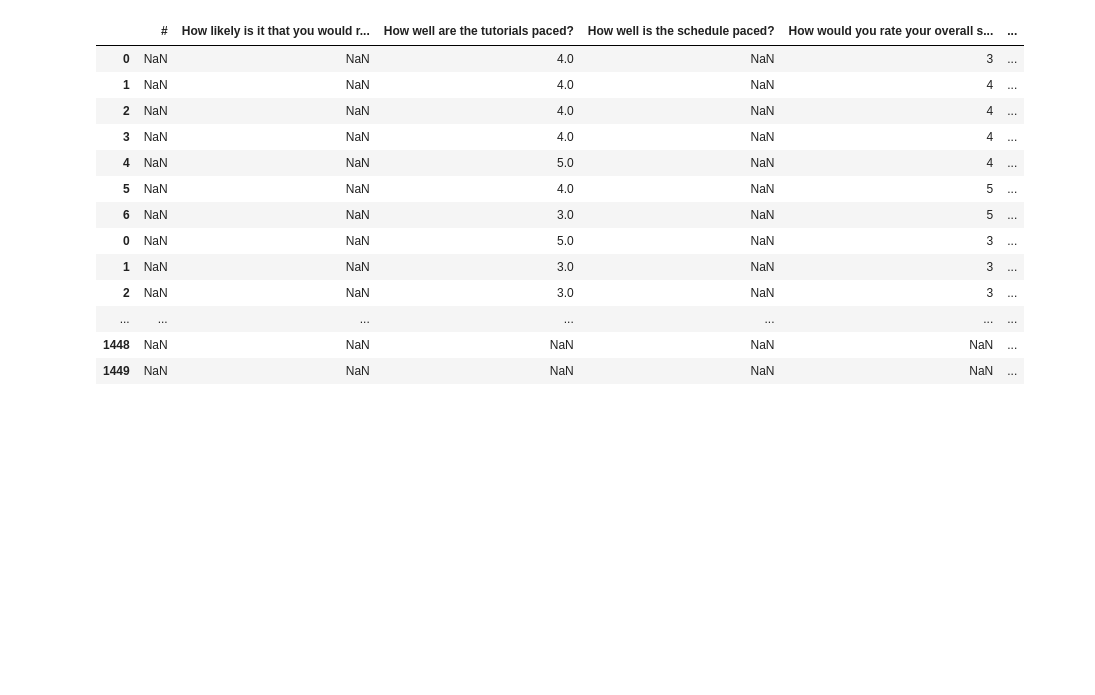
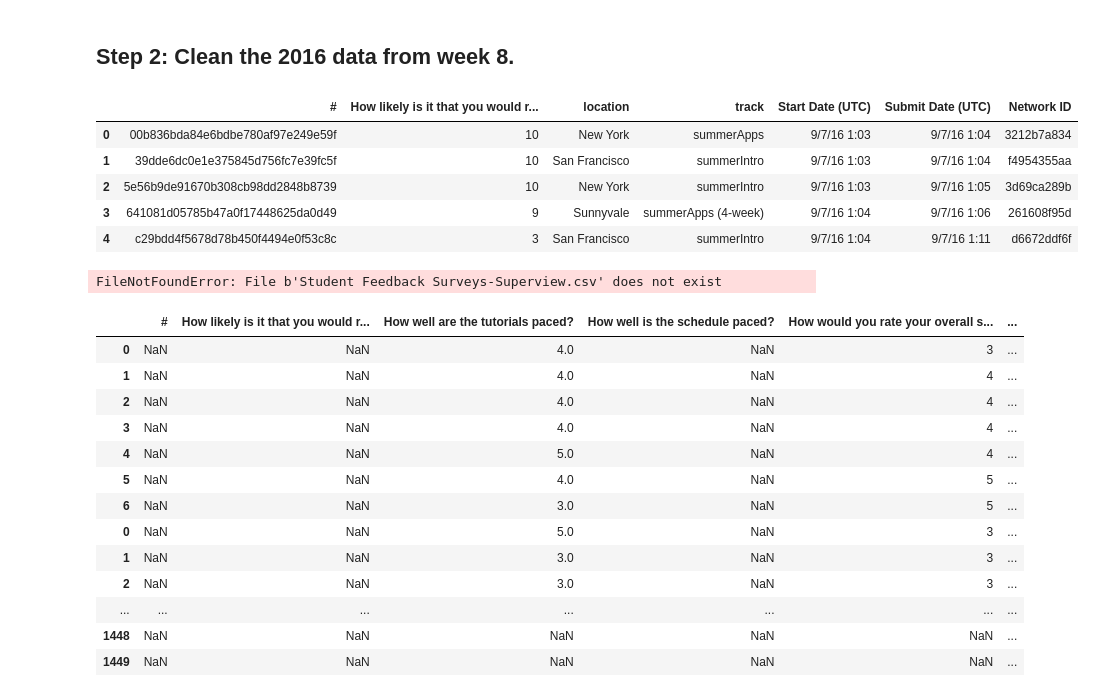
Before and after one commit to cherishkim42/DS-1.1-Data-Analysis, a Jupyter notebook: NPS Project/NPS Project.ipynb, the cells around one changed output. Cells and saved outputs as stored; diff of their text form; code cells hidden in the pictures; blank space fills up the shorter version.

```diff
--- a/NPS Project/NPS Project.ipynb
+++ b/NPS Project/NPS Project.ipynb
@@ -750,0 +682,2 @@ Y2017
+# %% [markdown]
+## Step 2: Clean the 2016 data from week 8.
@@ -751,3 +686,20 @@ Y2017
+# %%
+Weak8.head()
+# %% [output]
+|  | # | How likely is it that you would r... | location | track | Start Date (UTC) | Submit Date (UTC) | Network ID |
+| 0 | 00b836bda84e6bdbe780af97e249e59f | 10 | New York | summerApps | 9/7/16 1:03 | 9/7/16 1:04 | 3212b7a834 |
+| 1 | 39dde6dc0e1e375845d756fc7e39fc5f | 10 | San Francisco | summerIntro | 9/7/16 1:03 | 9/7/16 1:04 | f4954355aa |
+| 2 | 5e56b9de91670b308cb98dd2848b8739 | 10 | New York | summerIntro | 9/7/16 1:03 | 9/7/16 1:05 | 3d69ca289b |
+| 3 | 641081d05785b47a0f17448625da0d49 | 9 | Sunnyvale | summerApps (4-week) | 9/7/16 1:04 | 9/7/16 1:06 | 261608f95d |
+| 4 | c29bdd4f5678d78b450f4494e0f53c8c | 3 | San Francisco | summerIntro | 9/7/16 1:04 | 9/7/16 1:11 | d6672ddf6f |
+# %%
+Y2017 = pd.read_csv("Student Feedback Surveys-Superview.csv")
+Y2017
+# Perhaps: "Just right" = promoter; "A little too...." = passive; "Way too...." = detractor
+# DO NOT convert "Schedule Pacing" to numbers - simply ADD A COLUMN based on the answers there that
+# labels them as promoters, passives, detractors
+# %% [output]
+FileNotFoundError: File b'Student Feedback Surveys-Superview.csv' does not exist
 # %%
 # Ideas: One set with ONLY timestamps, summer academy ratings, pacings
 #         One set with ONLY track, summer academy ratings, pacings
```
Also changed, not shown: parts of 202 cells of this notebook.
